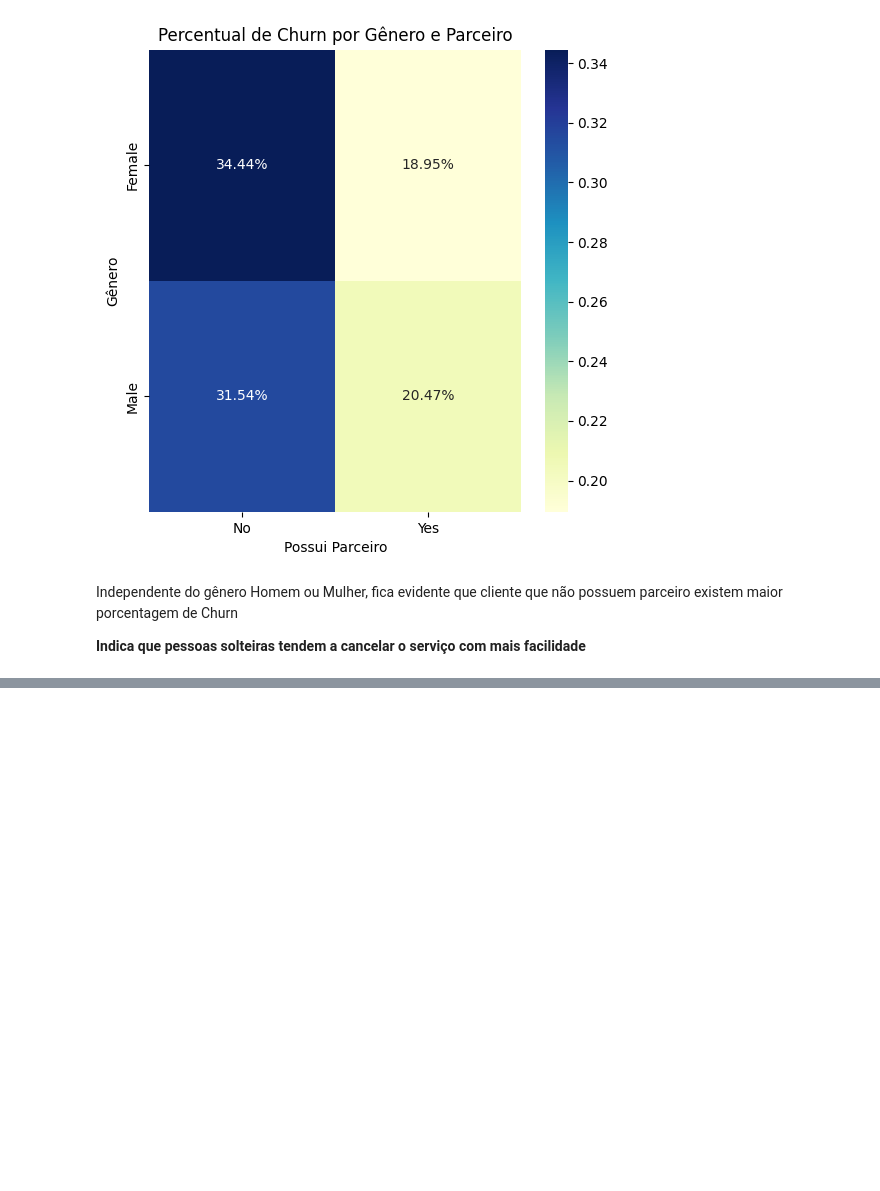
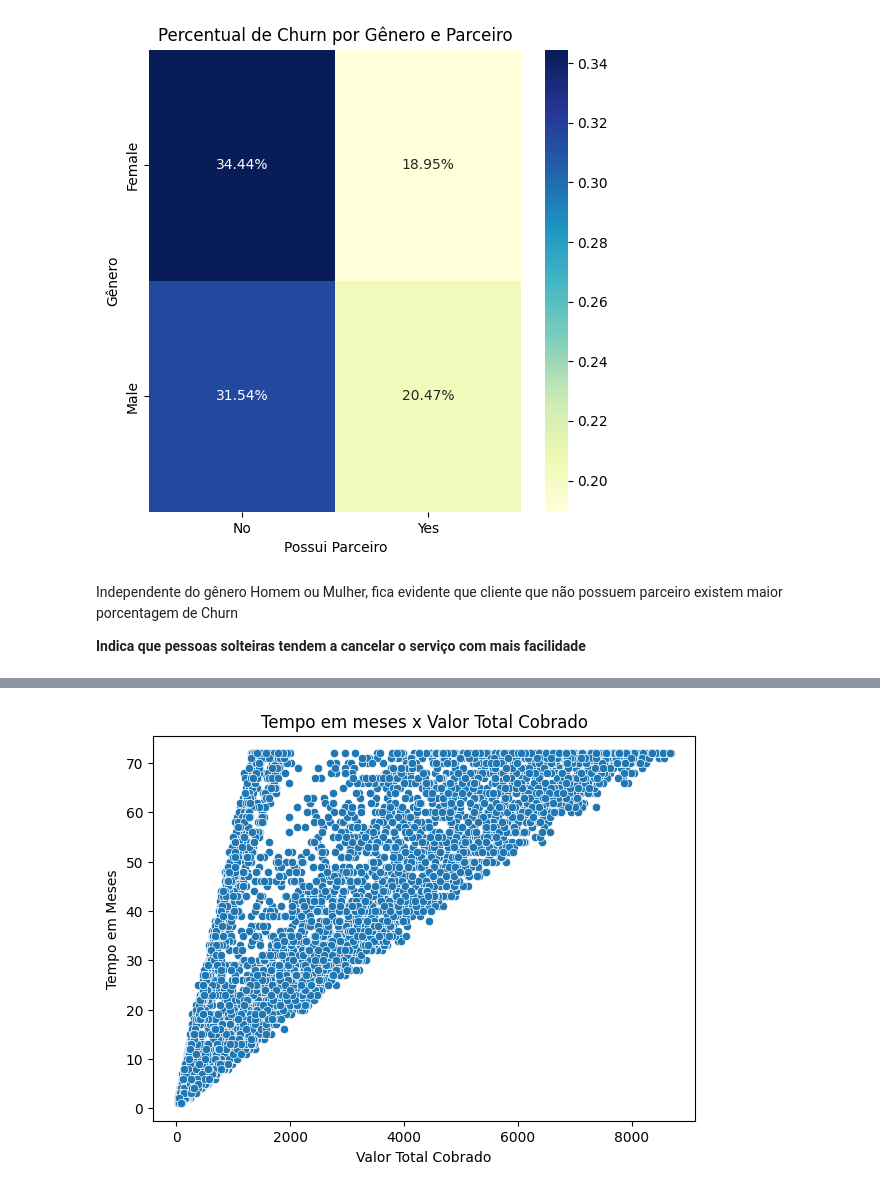
Before and after one commit to Lucas-Silva-Analytics/CaseChurn, a Jupyter notebook: notebooks/case_churn.ipynb, the cells around one changed output, grey strips where cells are left out. Saved outputs shown, nothing was run; the diff lists cells and outputs as text; code cells hidden in the pictures; blank space fills up the shorter version.

```diff
--- a/notebooks/case_churn.ipynb
+++ b/notebooks/case_churn.ipynb
@@ -545,0 +578,9 @@ Independente do gênero Homem ou Mulher, fica evidente que cliente que não poss
+# %%
+plt.figure(figsize=(7,5))
+sns.scatterplot(x='TotalCharges', y='tenure', data=df[colunas])
+plt.title("Tempo em meses x Valor Total Cobrado")
+plt.ylabel("Tempo em Meses")
+plt.xlabel("Valor Total Cobrado")
+plt.show()
+# %% [output]
+[figure, added]
```
Also changed, not shown: parts of 5 cells of this notebook.
